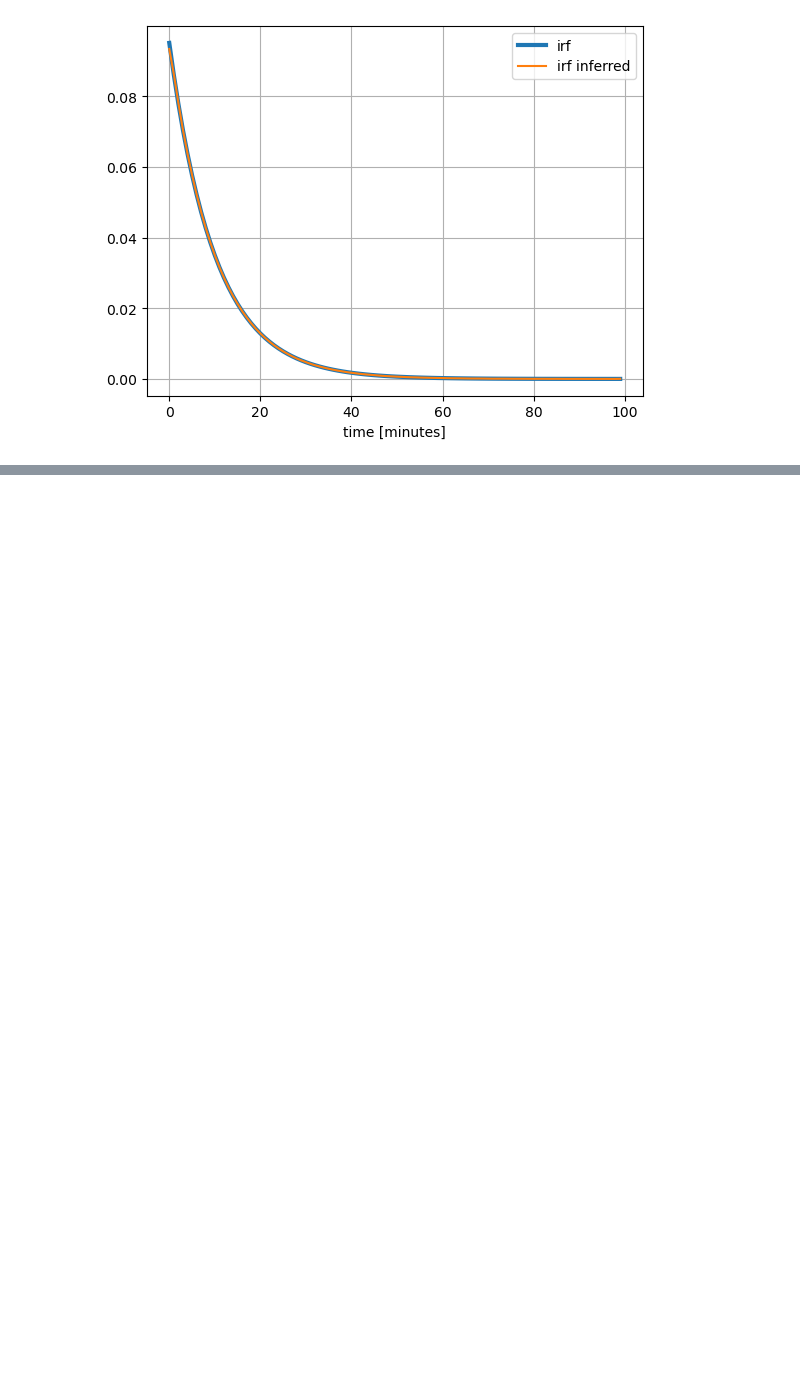
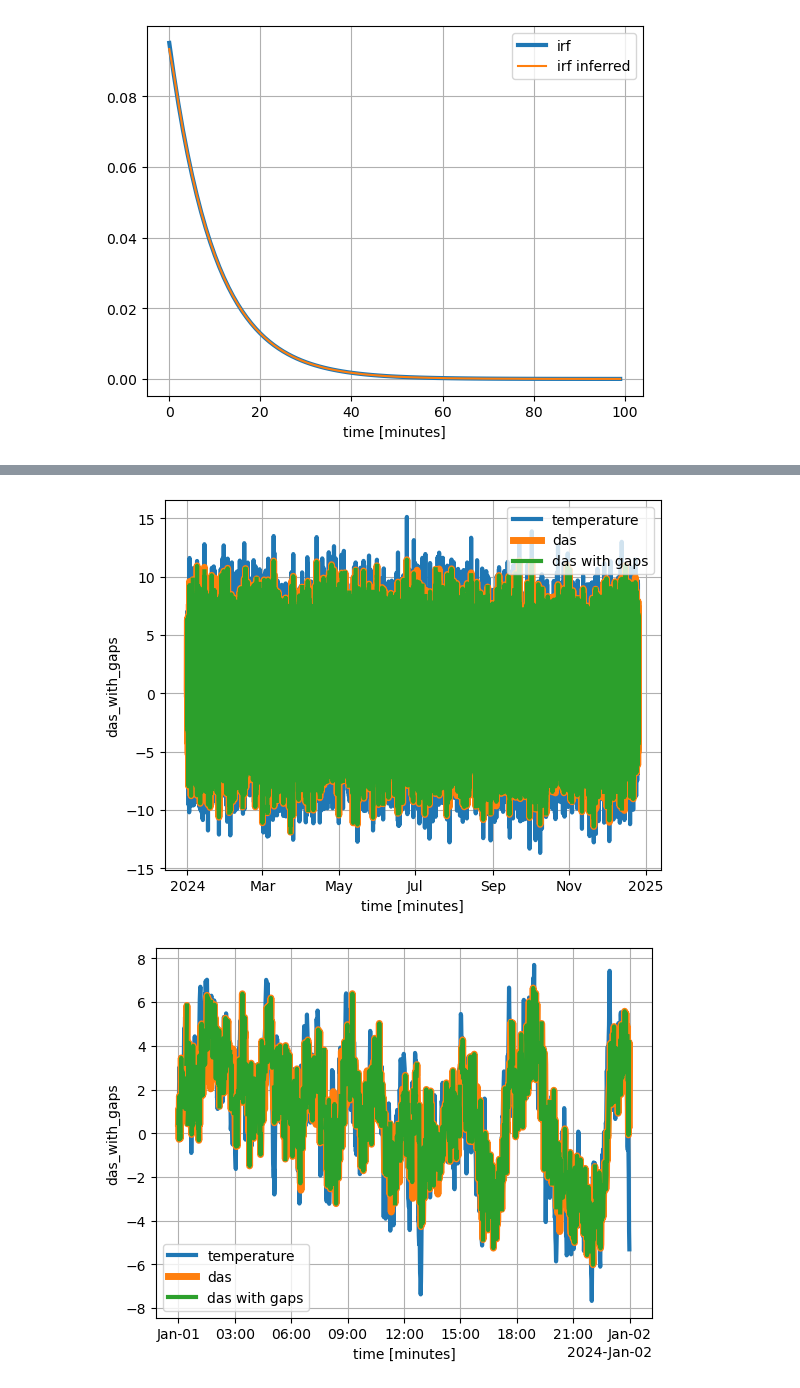
Before and after one commit to apatlpo/das_work, a Jupyter notebook: das/IRF_inference.ipynb, the cells around one changed output, grey strips where cells are left out. Cells and saved outputs as stored; diff of their text form; code cells hidden in the pictures; blank space fills up the shorter version.

```diff
--- a/das/IRF_inference.ipynb
+++ b/das/IRF_inference.ipynb
@@ -181,0 +202,39 @@ ax.legend()
+# %%
+# Parameters
+n_minutes = 30 * 24 * 60 * 12  # 30x12 days of data, 1-minute intervals
+rho = 0.95           # AR(1) autocorrelation coefficient
+sigma = 1.0          # Standard deviation of noise
+
+temperature = generate_synthetic_temperature_time_series(n_minutes, rho, sigma)
+#te_data = temperature.data
+
+# generate an impulse response function
+tau = 10  # decay timescale in minutes
+#t_kernel, irf = generate_IRF(tau, mode="dirac")
+irf = generate_IRF(tau, mode="exp")
+
+# generate synthetic das data with noise
+das = generate_das_data(temperature, irf, noise=1.)
+
+# introduce gaps
+gap_fraction = 0.1   # Fraction of data to be set as gaps
+das_with_gaps = introduce_gaps(das, gap_fraction)
+
+# merge in one dataset
+ds = xr.merge([temperature, das, das_with_gaps])
+# %%
+def plot(ds):
+    fig, ax = plt.subplots(1,1)
+    ds["temperature"].plot(label="temperature", lw=3)
+    ds["das"].plot(label="das", lw=5)
+    ds["das_with_gaps"].plot(label="das with gaps", lw=3)
+    ax.legend()
+    ax.grid()
+    return ax
+
+plot(ds)
+plot(ds.isel(time=slice(0,24*60)))
+plot(ds.isel(time=slice(0,2*60)));
+# %% [output]
+[figure, added]
+[figure, added]
```
Also changed, not shown: parts of 16 cells of this notebook.
